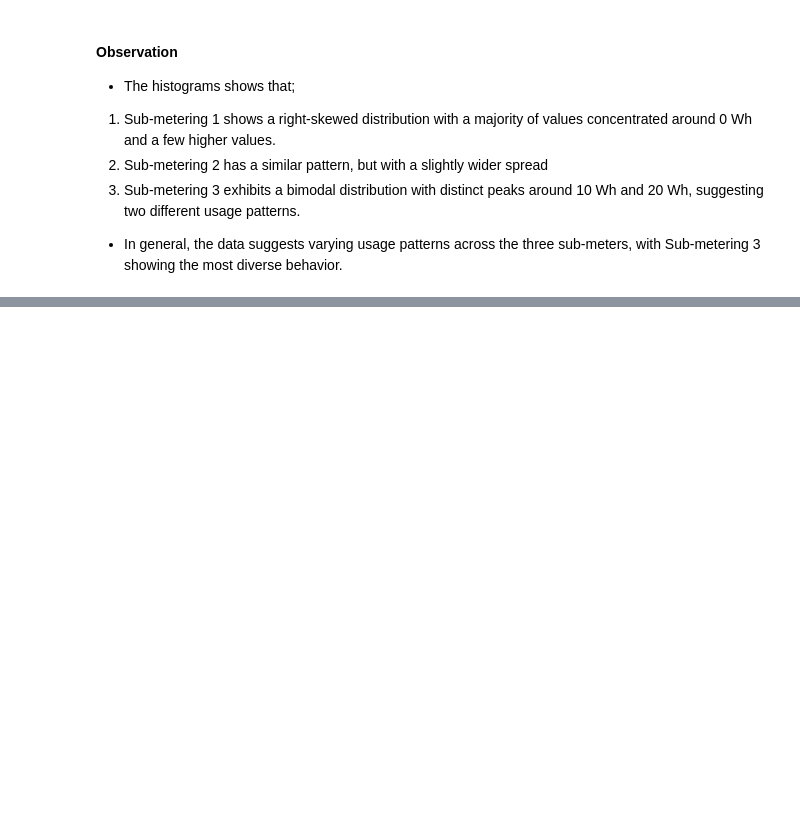
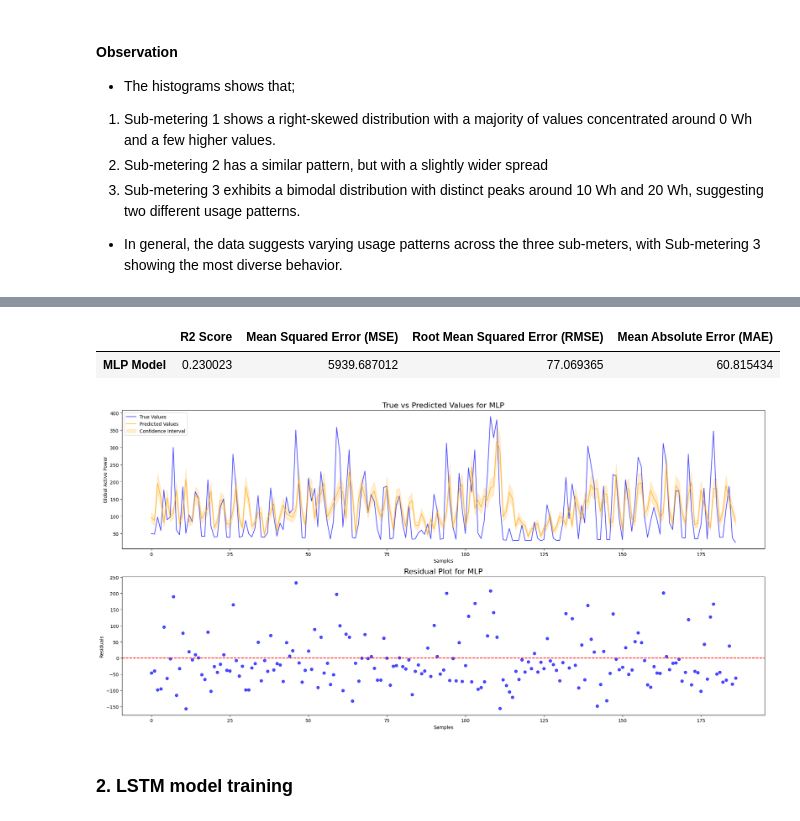
Before and after one commit to SainavyaGadde/DataScienceFinalProject, a Jupyter notebook: data_science_project.ipynb, the cells around one changed output, grey strips where cells are left out. Drawn from its saved outputs; the diff is of its cells as text; code cells hidden in the pictures; blank space fills up the shorter version.

```diff
--- a/data_science_project.ipynb
+++ b/data_science_project.ipynb
@@ -1185,0 +854,9 @@ Epoch 40/40 Train Loss: 0.04448 Train rmse: 0.21239  Val Loss 0.07902  val rmse
+# %%
+LEARNING_RATE = 0.001
+
+# define paramss
+TIME_STEPS = 1
+BATCH_SIZE = 32
+EPOCHS = 50
+HIDDEN_SIZE = 128
+DEVICE = torch.device("cuda" if torch.cuda.is_available() else "cpu")
@@ -1185,0 +1067,21 @@ Epoch 40/40 Train Loss: 0.04448 Train rmse: 0.21239  Val Loss 0.07902  val rmse
+# %%
+# set up mlp model details
+input_dim = X_train.shape[1]
+hidden_dim = 128
+output_dim = 1
+mlp_model = MLPRegressor(input_dim=input_dim, hidden_dim=hidden_dim, output_dim=output_dim)
+
+mlp_optimizer = optim.Adam(mlp_model.parameters(), lr=LEARNING_RATE)
+mlp_criterion = nn.MSELoss()
+# %%
+
+# Train and evaluate the model
+trained_mlp_model, mlp_metrics = train_and_evaluate(
+    mlp_model,
+    X_train, y_train,
+    X_test, y_test,
+    mlp_optimizer, mlp_criterion,
+    epochs=EPOCHS,
+    batch_size=BATCH_SIZE,
+    device=DEVICE
+)
@@ -1185,0 +1111,20 @@ Epoch 40/40 Train Loss: 0.04448 Train rmse: 0.21239  Val Loss 0.07902  val rmse
+# %%
+ # get predictions
+mlp_predicted_values = predict(trained_mlp_model, X_test)
+# %%
+mlp_results = pd.DataFrame(
+    regression_metrics(y_test.squeeze().cpu().detach().numpy(),mlp_predicted_values),
+    index= ["MLP Model"]
+)
+
+mlp_results
+# %% [output]
+|  | R2 Score | Mean Squared Error (MSE) | Root Mean Squared Error (RMSE) | Mean Absolute Error (MAE) |
+| MLP Model | 0.230023 | 5939.687012 | 77.069365 | 60.815434 |
+# %%
+# predictions comparison for MLP model
+compare_predictions_with_ci(y_test.squeeze().cpu().detach().numpy(), mlp_predicted_values, "MLP", ci_width=0.15)
+# %% [output]
+[figure, added]
+# %% [markdown]
+### 2. LSTM model training
```
Also changed, not shown: parts of 129 cells of this notebook.
